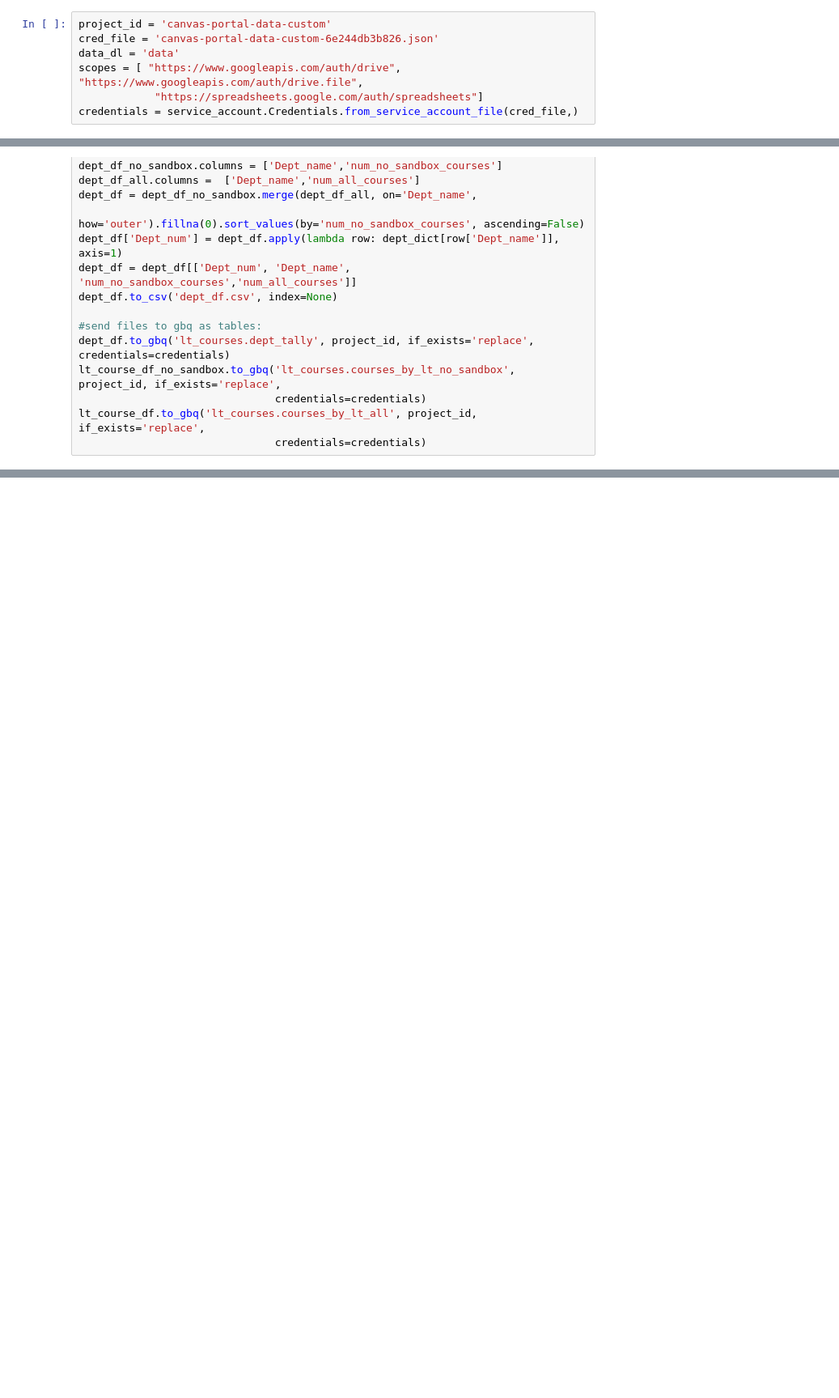
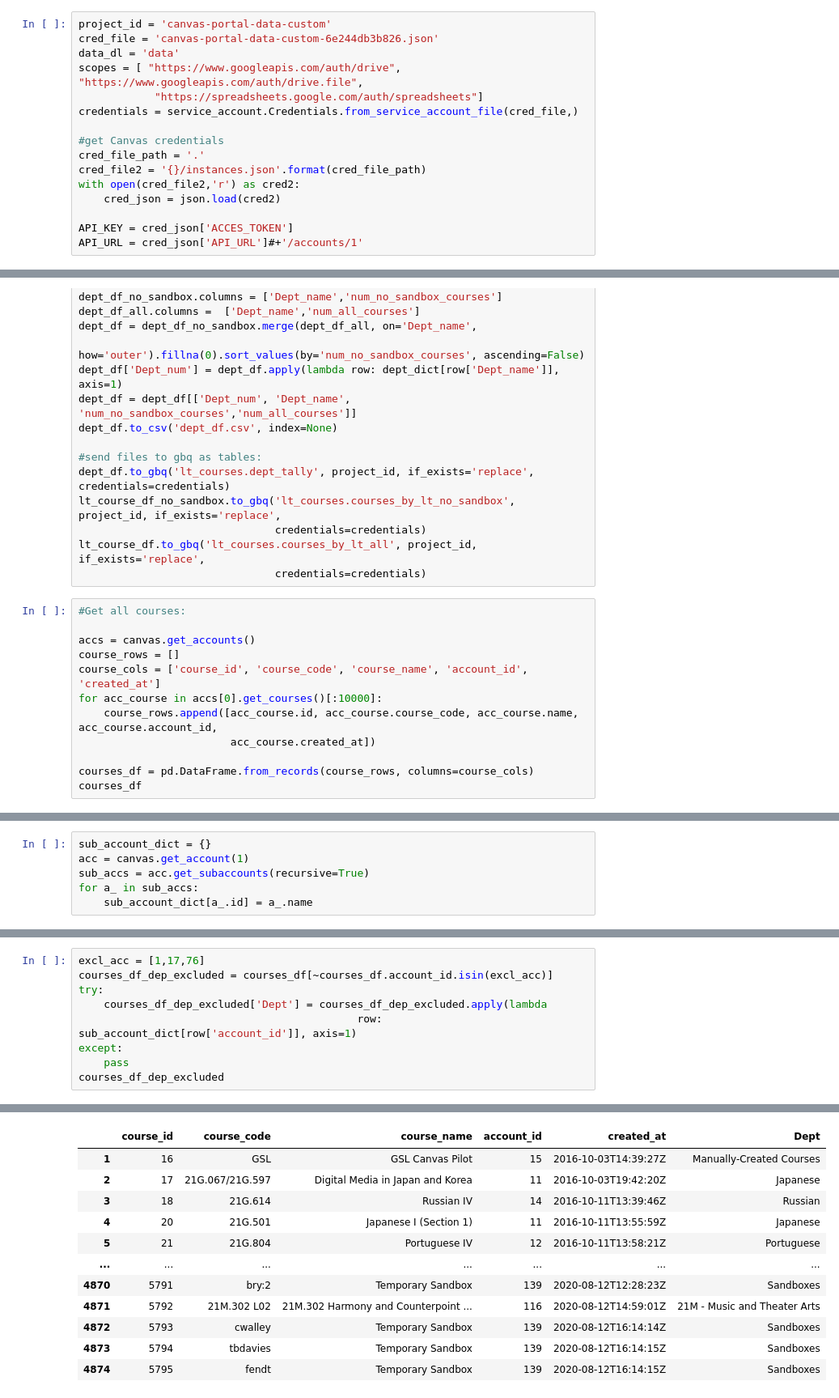
Before and after one commit to fayshaw/canvas_course_tracking, a Jupyter notebook: canvas_courses_by_lt.ipynb, the cells around one changed output, grey strips where cells are left out. Shown: that part at 81% size. Cells and saved outputs as stored; diff of their text form; blank space fills up the shorter version.

Commit message:
track all courses since may

```diff
--- a/canvas_courses_by_lt.ipynb
+++ b/canvas_courses_by_lt.ipynb
@@ -24,6 +25,15 @@ data_dl = 'data'
 scopes = [ "https://www.googleapis.com/auth/drive", "https://www.googleapis.com/auth/drive.file",
             "https://spreadsheets.google.com/auth/spreadsheets"]
 credentials = service_account.Credentials.from_service_account_file(cred_file,)
+
+#get Canvas credentials
+cred_file_path = '.'
+cred_file2 = '{}/instances.json'.format(cred_file_path)
+with open(cred_file2,'r') as cred2:
+    cred_json = json.load(cred2)
+
+API_KEY = cred_json['ACCES_TOKEN']
+API_URL = cred_json['API_URL']#+'/accounts/1'
 # %%
 # Initialize a new Canvas object
 canvas = Canvas(API_URL, API_KEY)
@@ -158,3 +168,15 @@ lt_course_df_no_sandbox.to_gbq('lt_courses.courses_by_lt_no_sandbox', project_id
                                credentials=credentials)
 lt_course_df.to_gbq('lt_courses.courses_by_lt_all', project_id, if_exists='replace',
                                credentials=credentials)
+# %%
+#Get all courses:
+
+accs = canvas.get_accounts()
+course_rows = []
+course_cols = ['course_id', 'course_code', 'course_name', 'account_id', 'created_at']
+for acc_course in accs[0].get_courses()[:10000]:
+    course_rows.append([acc_course.id, acc_course.course_code, acc_course.name, acc_course.account_id,
+                        acc_course.created_at])
+
+courses_df = pd.DataFrame.from_records(course_rows, columns=course_cols)
+courses_df
@@ -160,0 +221,6 @@ lt_course_df.to_gbq('lt_courses.courses_by_lt_all', project_id, if_exists='repla
+# %%
+sub_account_dict = {}
+acc = canvas.get_account(1)
+sub_accs = acc.get_subaccounts(recursive=True)
+for a_ in sub_accs:
+    sub_account_dict[a_.id] = a_.name
@@ -160,0 +247,10 @@ lt_course_df.to_gbq('lt_courses.courses_by_lt_all', project_id, if_exists='repla
+# %%
+excl_acc = [1,17,76]
+courses_df_dep_excluded = courses_df[~courses_df.account_id.isin(excl_acc)]
+try:
+    courses_df_dep_excluded['Dept'] = courses_df_dep_excluded.apply(lambda
+                                            row: sub_account_dict[row['account_id']], axis=1)
+except:
+    pass
+courses_df_dep_excluded
+# %% [output]
@@ -160,0 +261,12 @@ lt_course_df.to_gbq('lt_courses.courses_by_lt_all', project_id, if_exists='repla
+|  | course_id | course_code | course_name | account_id | created_at | Dept |
+| 1 | 16 | GSL | GSL Canvas Pilot | 15 | 2016-10-03T14:39:27Z | Manually-Created Courses |
+| 2 | 17 | 21G.067/21G.597 | Digital Media in Japan and Korea | 11 | 2016-10-03T19:42:20Z | Japanese |
+| 3 | 18 | 21G.614 | Russian IV | 14 | 2016-10-11T13:39:46Z | Russian |
+| 4 | 20 | 21G.501 | Japanese I (Section 1) | 11 | 2016-10-11T13:55:59Z | Japanese |
+| 5 | 21 | 21G.804 | Portuguese IV | 12 | 2016-10-11T13:58:21Z | Portuguese |
+| ... | ... | ... | ... | ... | ... | ... |
+| 4870 | 5791 | bry:2 | Temporary Sandbox | 139 | 2020-08-12T12:28:23Z | Sandboxes |
+| 4871 | 5792 | 21M.302 L02 | 21M.302 Harmony and Counterpoint ... | 116 | 2020-08-12T14:59:01Z | 21M - Music and Theater Arts |
+| 4872 | 5793 | cwalley | Temporary Sandbox | 139 | 2020-08-12T16:14:14Z | Sandboxes |
+| 4873 | 5794 | tbdavies | Temporary Sandbox | 139 | 2020-08-12T16:14:15Z | Sandboxes |
+| 4874 | 5795 | fendt | Temporary Sandbox | 139 | 2020-08-12T16:14:15Z | Sandboxes |
```
Also changed, not shown: parts of 8 cells of this notebook, 2 other files.
